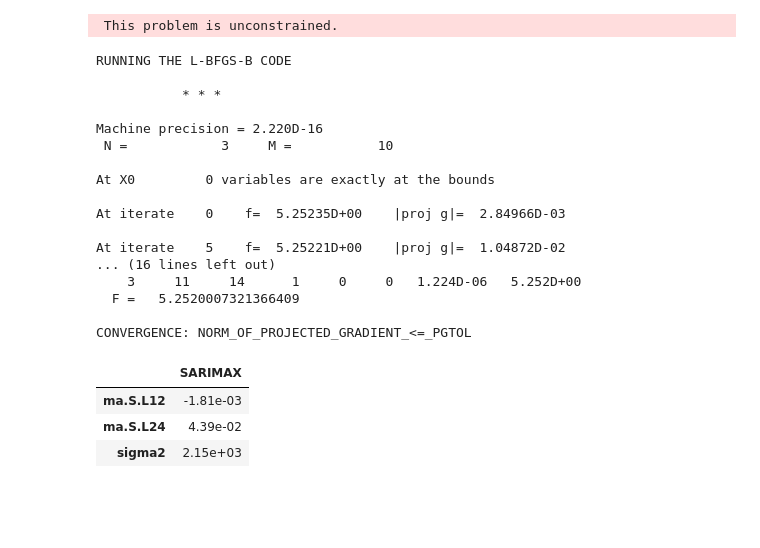
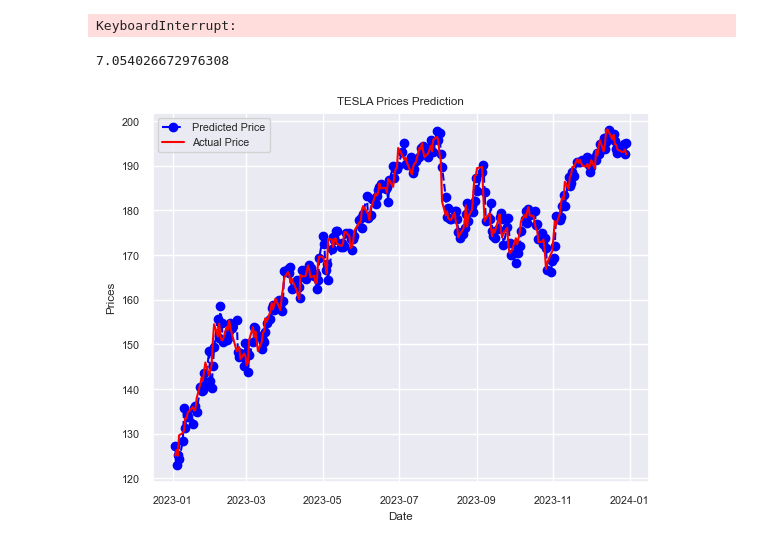
Before and after one commit to niharraju4/Sentimental-Analysis-for-Energy-and-power-Stocks-Predictions, a Jupyter notebook: MidForecast.ipynb, the cells around one changed output. Cells and saved outputs as stored; diff of their text form; code cells hidden in the pictures; blank space fills up the shorter version.

```diff
--- a/MidForecast.ipynb
+++ b/MidForecast.ipynb
@@ -289,0 +275,7 @@ tsla['rolling_mean_diff_close'].plot(title='after rolling mean & differencing')
+# %%
+import warnings
+warnings.filterwarnings('ignore')
+exogenous_features = ['high', 'low','open' ]
+model = sm.tsa.arima.ARIMA(endog=train['close'], exog=train[exogenous_features], order=(1, 1, 1))          #(p,d,q)
+model_fit = model.fit()
+model_fit.summary()
@@ -309,0 +320,5 @@ Total fit time: 6.321 seconds
+# %%
+import statsmodels.api as sm
+model = ARIMA(train.close, order=(0,1,0), seasonal_order=(2, 1, 0, 20),)
+fitted = model.fit()
+print(fitted.summary())
@@ -309,0 +343,35 @@ Total fit time: 6.321 seconds
+# %%
+from sklearn.metrics import mean_squared_error
+training_data = train['close'].values
+test_data = test['close'].values
+history = [x for x in training_data]
+model_predictions = []
+N_test_observations = len(test_data)
+for time_point in range(N_test_observations):
+    model = ARIMA(history, order=(4,1,0), seasonal_order=(2, 1, 0, 20) )
+    model_fit = model.fit()
+    output = model_fit.forecast()
+    yhat = output[0]
+    model_predictions.append(yhat)
+    true_test_value = test_data[time_point]
+    history.append(true_test_value)
+MSE_error = mean_squared_error(test_data, model_predictions)
+print('Testing Mean Squared Error is {}'.format(MSE_error))
+# %% [output]
+KeyboardInterrupt:
+# %%
+MSE_error
+# %% [output]
+7.054026672976308
+# %%
+test_set_range = test.index
+plt.plot(test_set_range, model_predictions, color='blue', marker='o', linestyle='dashed',label='Predicted Price')
+plt.plot(test_set_range, test_data, color='red', label='Actual Price')
+plt.title('TESLA Prices Prediction')
+plt.xlabel('Date')
+plt.ylabel('Prices')
+#plt.xticks(np.arange(881,1259,50), aapl.Date[881:1259:50])
+plt.legend()
+plt.show()
+# %% [output]
+[figure, added]
@@ -310,28 +430,5 @@ Total fit time: 6.321 seconds
 # %%
-model=SARIMAX(tsla.close, order=(0,1,0), seasonal_order=(0,0,2,12)).fit()
-model.params.to_frame('SARIMAX')
+model=SARIMAX(endog=tsla.seasonal_first_diff_close.dropna(),
+              order=(0,0,1), seasonal_order=(2,0,0,20), trend='ct').fit(start_params=[0, 0, 0, 0, 0, 0, 1])
-# %% [output]
- This problem is unconstrained.
-RUNNING THE L-BFGS-B CODE
-
-           * * *
-
-Machine precision = 2.220D-16
- N =            3     M =           10
-
-At X0         0 variables are exactly at the bounds
-
-At iterate    0    f=  5.25235D+00    |proj g|=  2.84966D-03
-
-At iterate    5    f=  5.25221D+00    |proj g|=  1.04872D-02
-... (16 lines left out)
-    3     11     14      1     0     0   1.224D-06   5.252D+00
-  F =   5.2520007321366409
-
-CONVERGENCE: NORM_OF_PROJECTED_GRADIENT_<=_PGTOL
-|  | SARIMAX |
-| ma.S.L12 | -1.81e-03 |
-| ma.S.L24 | 4.39e-02 |
-| sigma2 | 2.15e+03 |
 # %%
 model.summary()
```
Also changed, not shown: parts of 32 cells of this notebook, 2 other files.
